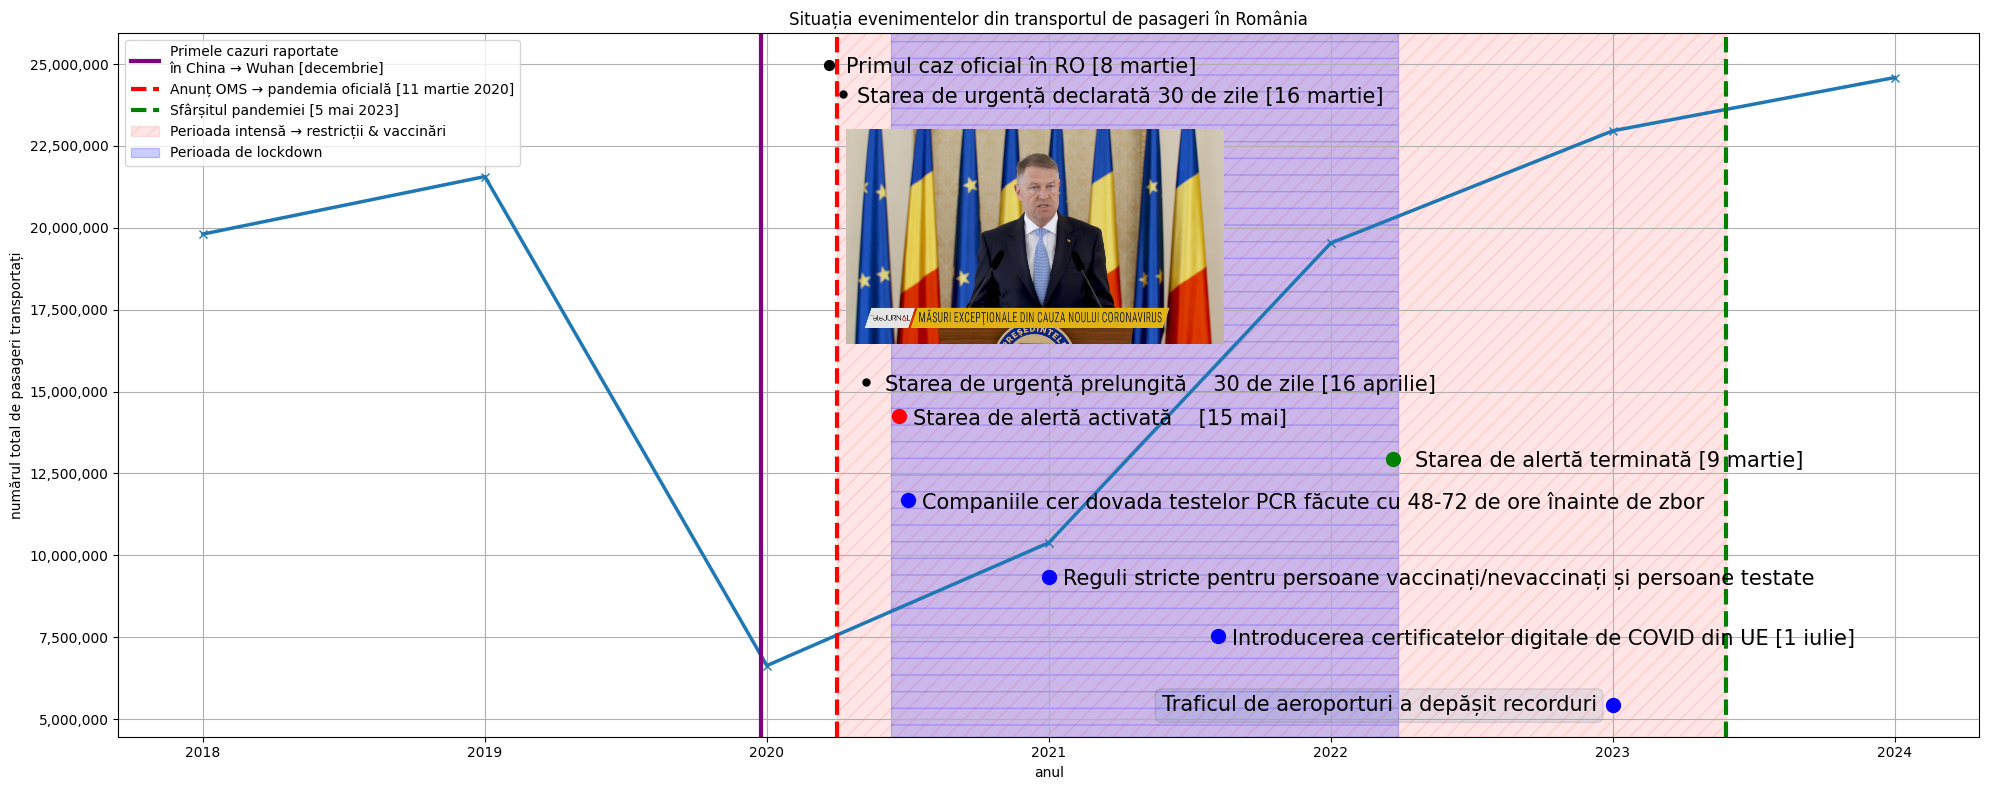
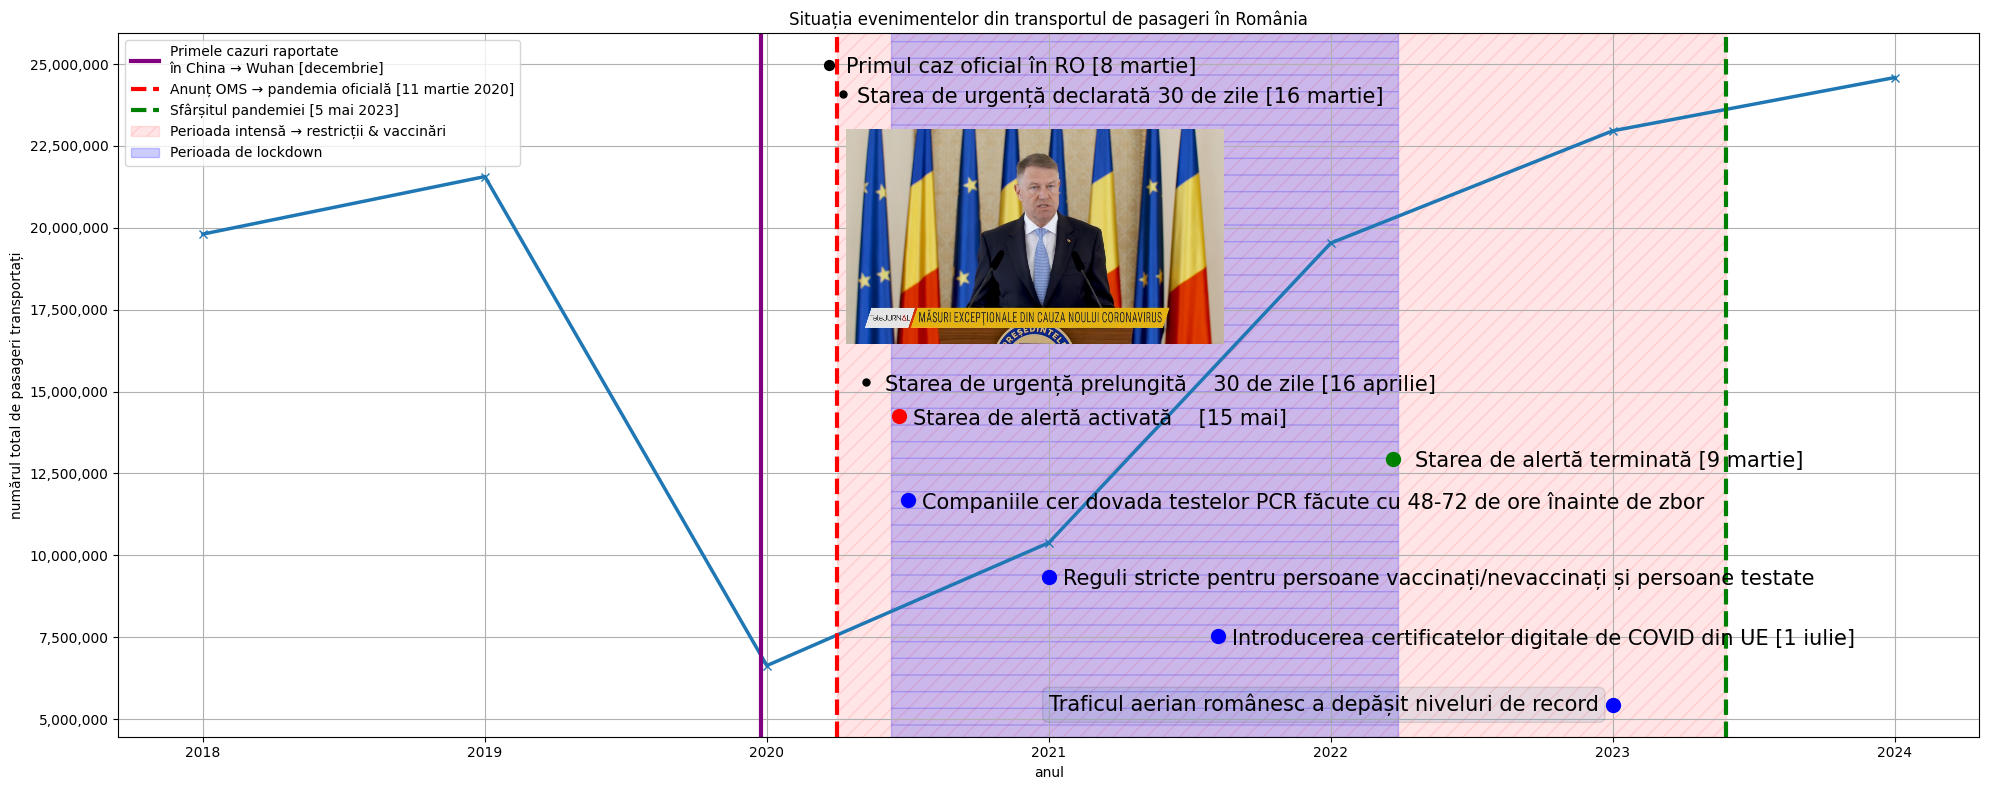
Unified diff of the notebook cell whose output changed from the first chart to the second:
--- before
+++ after
@@ -67,5 +67,5 @@
 # https://www.romania-insider.com/traffic-romanian-airports-july-2024
 plt.scatter(5, plt.ylim()[1] * 0.21, color = 'blue', s = 100, zorder = 5)
-plt.text(3.4, plt.ylim()[1] * 0.202, 'Traficul de aeroporturi a depășit recorduri', color = 'black', fontsize = 15, bbox=dict(boxstyle='round', alpha = 0.1))
+plt.text(3, plt.ylim()[1] * 0.202, 'Traficul aerian românesc a depășit niveluri de record', color = 'black', fontsize = 15, bbox=dict(boxstyle='round', alpha = 0.1))
 
 # teste PCR

Commit: Created using Colab